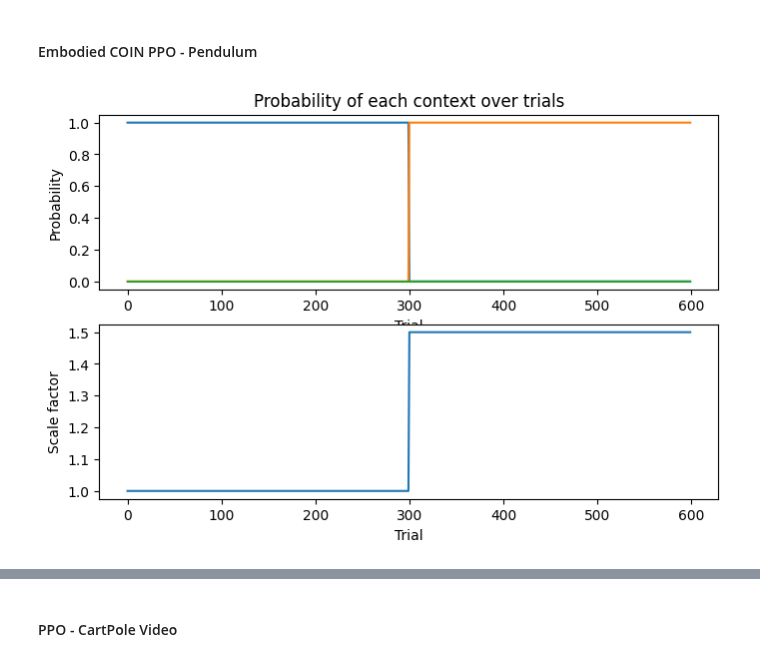
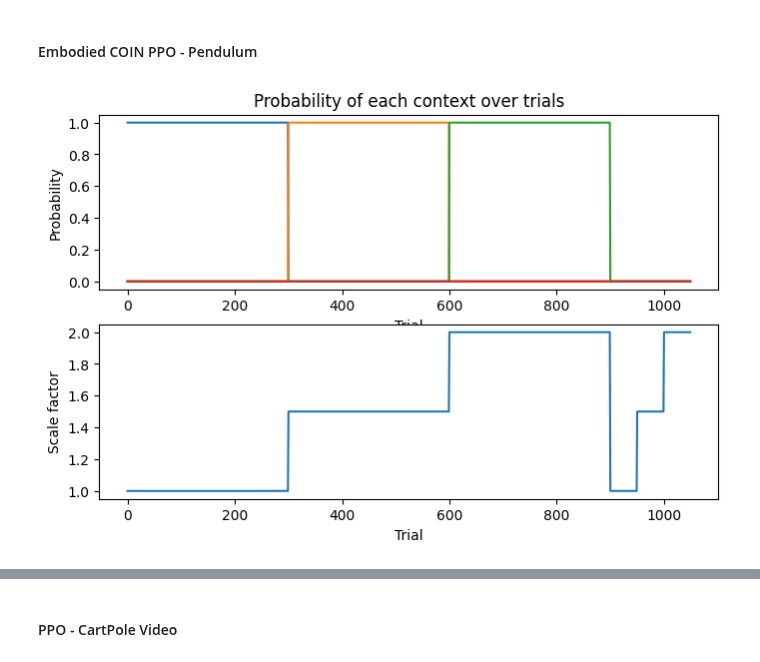
Before and after one commit to RichieRich2569/COINRL, a Jupyter notebook: basics.ipynb, the cells around one changed output, grey strips where cells are left out. Saved outputs shown, nothing was run; the diff lists cells and outputs as text; code cells hidden in the pictures.

```diff
--- a/basics.ipynb
+++ b/basics.ipynb
@@ -798,32 +602,37 @@ agent.evaluate(env, context_probs_fn= lambda i : data_dict[1], n_episodes=3)
 # %%
 # Importing and setting up contextual estimates
 from coin import COIN
 
 # True scale factors for path amplitude
 scale_factors = np.concatenate([
     1.0*np.ones((300, )),
-    1.5*np.ones((300,))
+    1.5*np.ones((300, )),
+    2.0*np.ones((300, )),
+    1.0*np.ones((50, )), # Test body
+    1.5*np.ones((50, )),
+    2.0*np.ones((50, ))
     ])
 
 # Create dummy p_context for testing
-p_context = np.zeros((scale_factors.shape[0], 3)) # Two contexts + novel
+p_context = np.zeros((scale_factors.shape[0], 4)) # Three contexts + novel
 p_context[0:300,0] = 1.0
 p_context[300:600,1] = 1.0
+p_context[600:900,2] = 1.0
 
 # Plot contextual probabilities for visualisation, together with true scale factors below it
 plt.figure(figsize=(8, 5))
 plt.subplot(2,1,1)
 plt.plot(p_context)
 plt.title("Probability of each context over trials")
 plt.xlabel("Trial")
 plt.ylabel("Probability")
 plt.subplot(2,1,2)
 plt.plot(scale_factors)
 plt.xlabel("Trial")
 plt.ylabel("Scale factor")
 plt.show()
 # %% [output]
-[figure, old version]
+[figure, new version]
 # %%
 # Preliminary Body training
 from rl import PPOAgent
```
Also changed, not shown: parts of 22 cells of this notebook.
